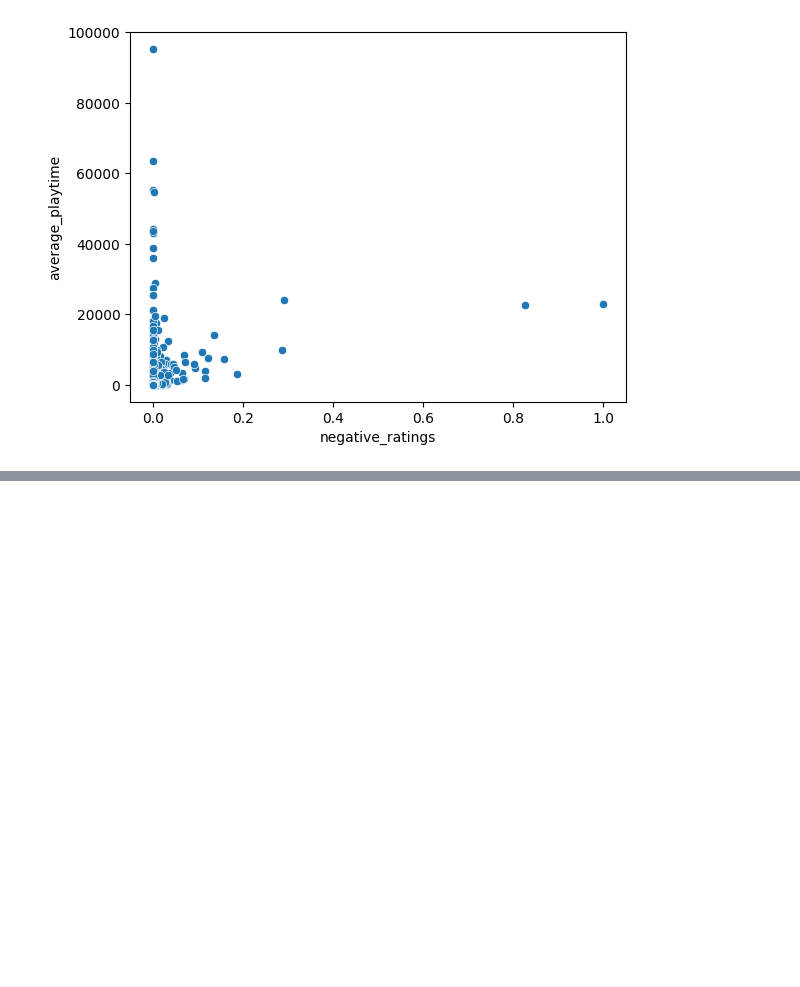
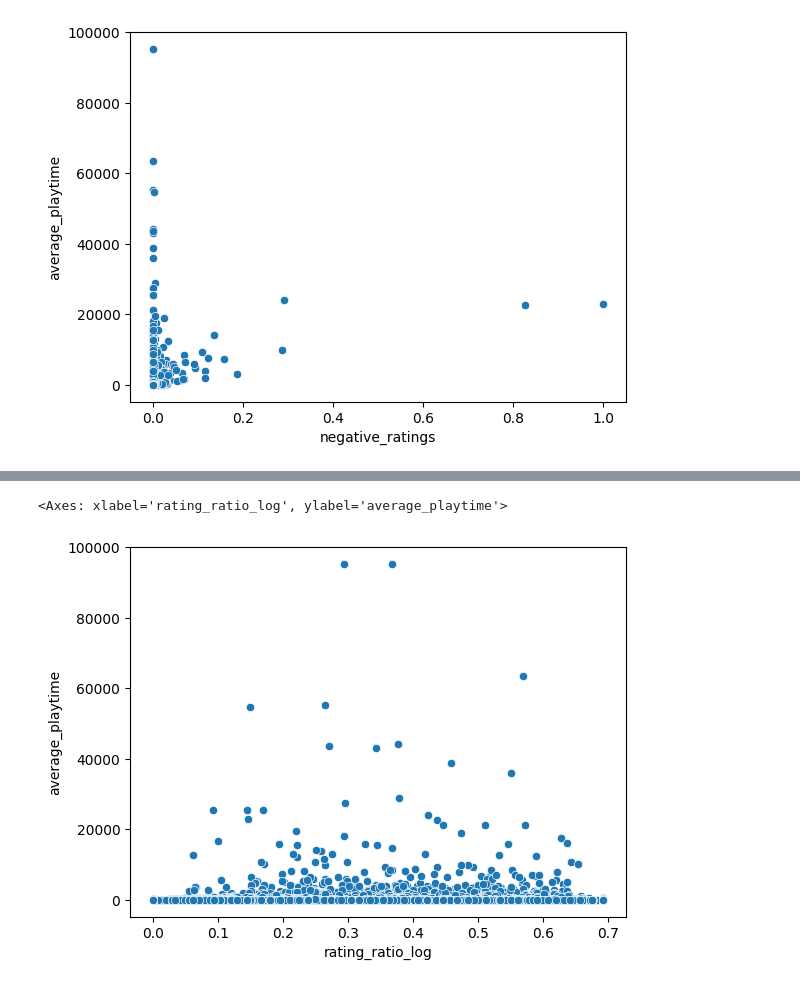
Before and after one commit to LamyaAlkhathami/Game_Addictiveness, a Jupyter notebook: notebooks/EDA.ipynb, the cells around one changed output, grey strips where cells are left out. Drawn from its saved outputs; the diff is of its cells as text; code cells hidden in the pictures; blank space fills up the shorter version.

```diff
--- a/notebooks/EDA.ipynb
+++ b/notebooks/EDA.ipynb
@@ -164,0 +193,12 @@ sns.scatterplot(x="negative_ratings", y="average_playtime", data=df)
+# %%
+df['total_ratings'] = df['positive_ratings'] + df['negative_ratings']
+df['rating_ratio'] = np.where(
+    df['total_ratings'] > 0,
+    df['positive_ratings'] / df['total_ratings'],0 )
+# %%
+df['rating_ratio_log'] = np.log1p(df['rating_ratio'])
+# %%
+sns.scatterplot(x="rating_ratio_log", y="average_playtime", data=df)
+# %% [output]
+<Axes: xlabel='rating_ratio_log', ylabel='average_playtime'>
+[figure, added]
```
Also changed, not shown: parts of 4 cells of this notebook, 1 other file.
